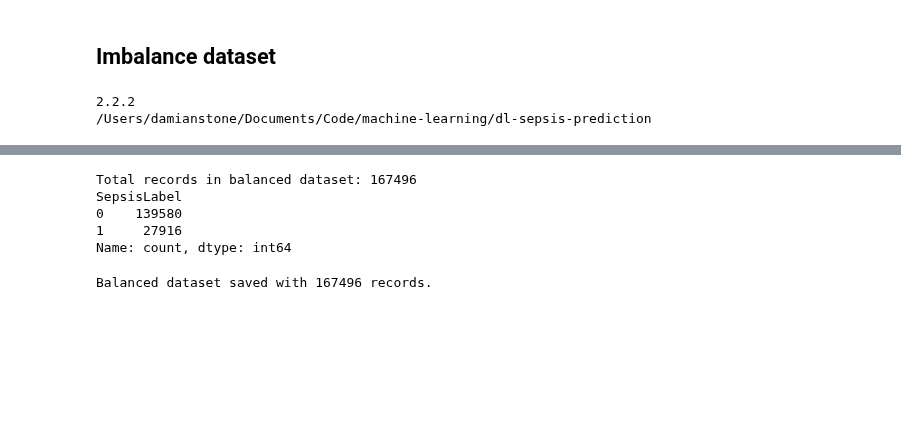
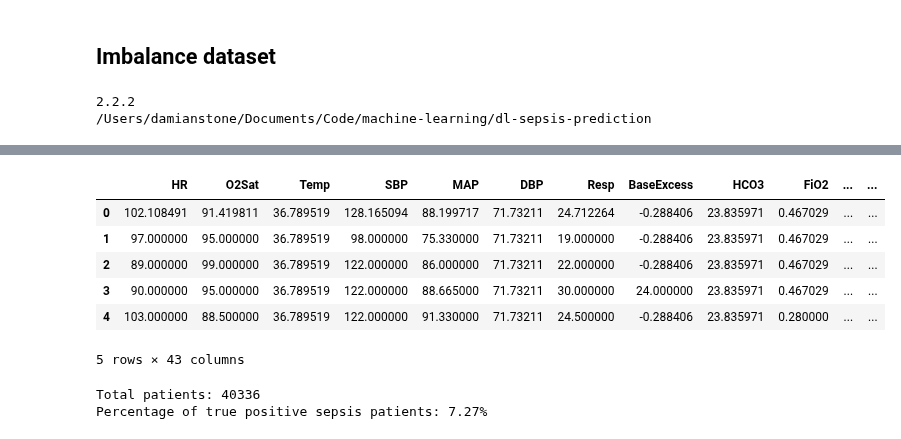
Before and after one commit to damianstone/dl-sepsis-prediction, a Jupyter notebook: models/model_B/balanced_dataset.ipynb, the cells around one changed output, grey strips where cells are left out. Saved outputs shown, nothing was run; the diff lists cells and outputs as text; code cells hidden in the pictures; blank space fills up the shorter version.

```diff
--- a/models/model_B/balanced_dataset.ipynb
+++ b/models/model_B/balanced_dataset.ipynb
@@ -115,15 +38,19 @@ Label 1: 762143 (33.33%)
-# %%
-balanced_df = balance_dataset(imputed_df, 'SepsisLabel', method="undersample")
-print("Total records in balanced dataset:", balanced_df.shape[0])
-print(balanced_df['SepsisLabel'].value_counts())
-# %% [output]
-Total records in balanced dataset: 167496
-SepsisLabel
-0    139580
-1     27916
-Name: count, dtype: int64
-# %%
-balanced_df.to_parquet(f"{project_root}/dataset/balanced_dataset.parquet", index=False)
-print("Balanced dataset saved with", balanced_df.shape[0], "records.")
-# %% [output]
-Balanced dataset saved with 167496 records.
+# %%
+imputed_df.head(5)
+# %% [output]
+|  | HR | O2Sat | Temp | SBP | MAP | DBP | Resp | BaseExcess | HCO3 | FiO2 | ... | ... |
+| 0 | 102.108491 | 91.419811 | 36.789519 | 128.165094 | 88.199717 | 71.73211 | 24.712264 | -0.288406 | 23.835971 | 0.467029 | ... | ... |
+| 1 | 97.000000 | 95.000000 | 36.789519 | 98.000000 | 75.330000 | 71.73211 | 19.000000 | -0.288406 | 23.835971 | 0.467029 | ... | ... |
+| 2 | 89.000000 | 99.000000 | 36.789519 | 122.000000 | 86.000000 | 71.73211 | 22.000000 | -0.288406 | 23.835971 | 0.467029 | ... | ... |
+| 3 | 90.000000 | 95.000000 | 36.789519 | 122.000000 | 88.665000 | 71.73211 | 30.000000 | 24.000000 | 23.835971 | 0.467029 | ... | ... |
+| 4 | 103.000000 | 88.500000 | 36.789519 | 122.000000 | 91.330000 | 71.73211 | 24.500000 | -0.288406 | 23.835971 | 0.280000 | ... | ... |
+5 rows × 43 columns
+# %%
+unique_patients = imputed_df['patient_id'].nunique()
+positive_patients = imputed_df.groupby('patient_id')['SepsisLabel'].max().sum()
+percentage_positive = (positive_patients / unique_patients) * 100
+print("Total patients:", unique_patients)
+print("Percentage of true positive sepsis patients: {:.2f}%".format(percentage_positive))
+# %% [output]
+Total patients: 40336
+Percentage of true positive sepsis patients: 7.27%
```
Also changed, not shown: parts of 14 cells of this notebook, 1 other file.
